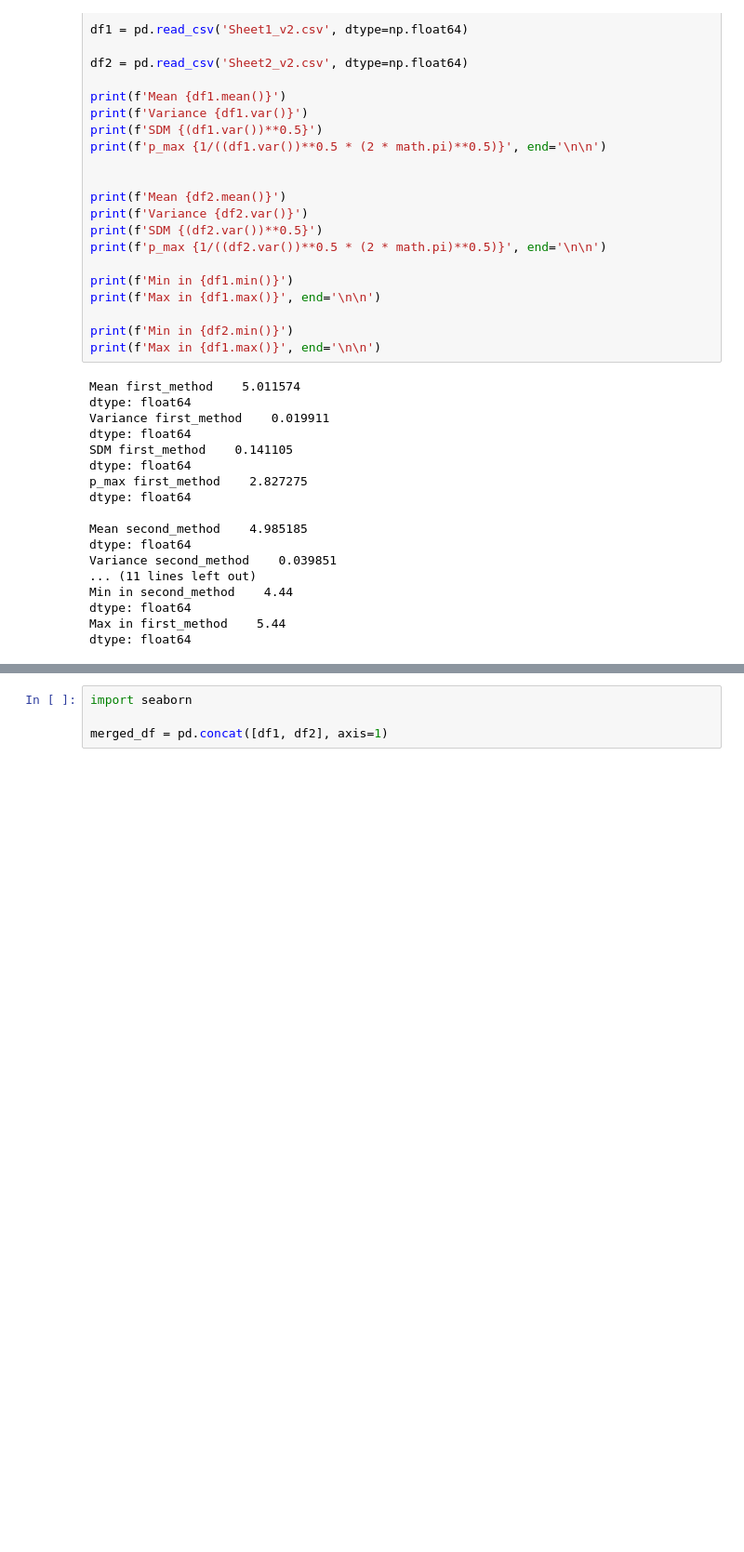
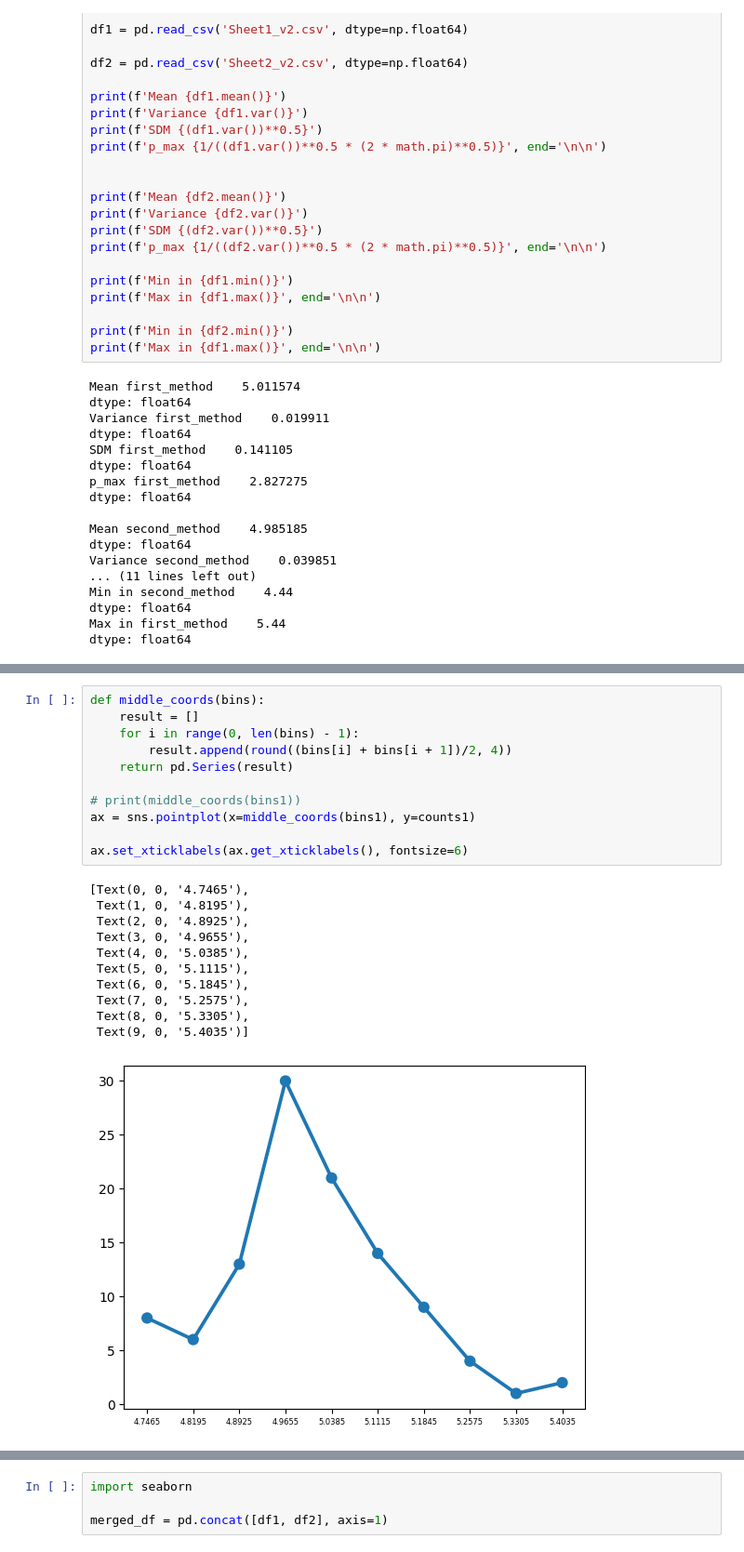
Before and after one commit to Rodnik05/ITMO_physics_lab_1, a Jupyter notebook: data_analysis.ipynb, the cells around one changed output, grey strips where cells are left out. Shown: that part at 93% size. Drawn from its saved outputs; the diff is of its cells as text; blank space fills up the shorter version.

Commit message:
more plots

```diff
--- a/data_analysis.ipynb
+++ b/data_analysis.ipynb
@@ -71,0 +74,23 @@ counts2=array([ 3,  2,  5, 16, 19, 24, 22,  9,  5,  3], dtype=int64)
+# %%
+def middle_coords(bins):
+    result = []
+    for i in range(0, len(bins) - 1):
+        result.append(round((bins[i] + bins[i + 1])/2, 4))
+    return pd.Series(result)
+
+# print(middle_coords(bins1))
+ax = sns.pointplot(x=middle_coords(bins1), y=counts1)
+
+ax.set_xticklabels(ax.get_xticklabels(), fontsize=6)
+# %% [output]
+[Text(0, 0, '4.7465'),
+ Text(1, 0, '4.8195'),
+ Text(2, 0, '4.8925'),
+ Text(3, 0, '4.9655'),
+ Text(4, 0, '5.0385'),
+ Text(5, 0, '5.1115'),
+ Text(6, 0, '5.1845'),
+ Text(7, 0, '5.2575'),
+ Text(8, 0, '5.3305'),
+ Text(9, 0, '5.4035')]
+[figure, added]
```
Also changed, not shown: parts of 2 cells of this notebook.
